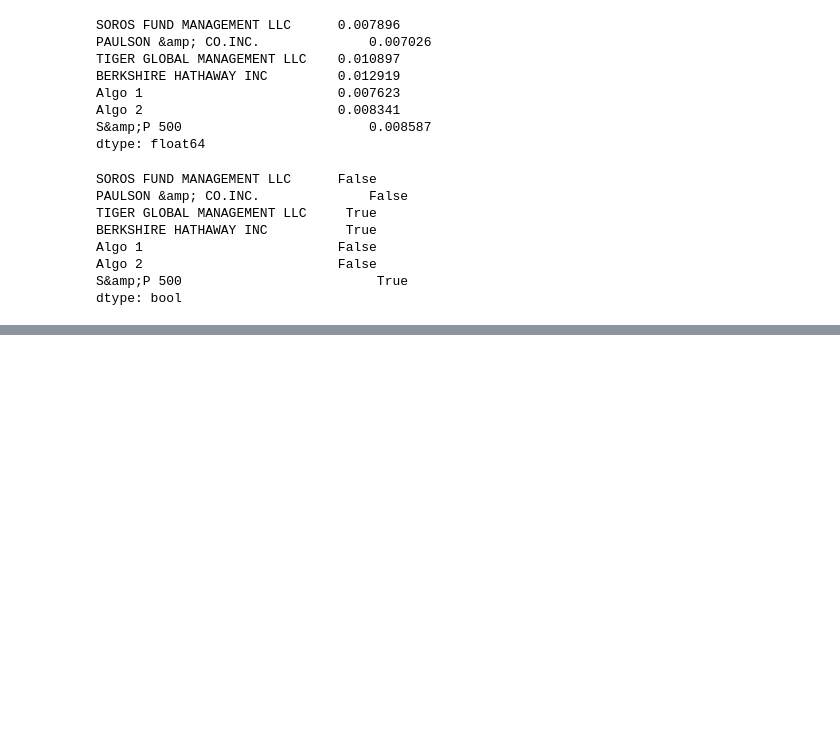
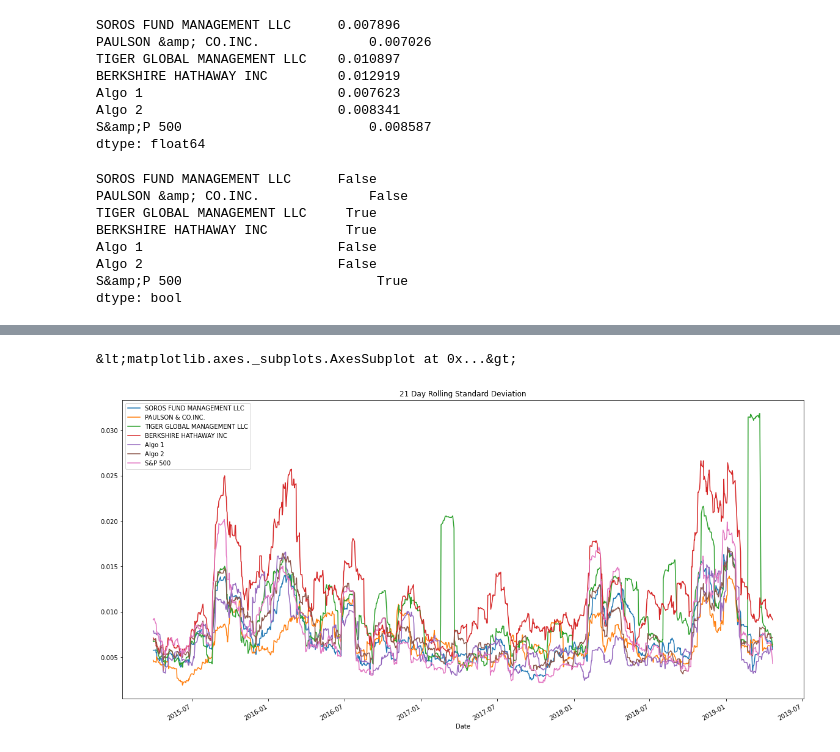
Before and after one commit to campbell8081/Unit04-PandasHW, a Jupyter notebook: whaleportfolio.ipynb, the cells around one changed output, grey strips where cells are left out. Saved outputs shown, nothing was run; the diff lists cells and outputs as text; code cells hidden in the pictures; blank space fills up the shorter version.

```diff
--- a/whaleportfolio.ipynb
+++ b/whaleportfolio.ipynb
@@ -232,0 +248,7 @@ dtype: bool
+# %%
+# calculate and plot the rolling standard deviation for the SP 500 and whale portfolios using a 21 trading day window
+rolling_std = column_appended_data.rolling(window=21).std()
+rolling_std.plot(figsize=(20,10), title="21 Day Rolling Standard Deviation")
+# %% [output]
+&lt;matplotlib.axes._subplots.AxesSubplot at 0x...&gt;
+[figure, added]
```
Also changed, not shown: parts of 10 cells of this notebook.
